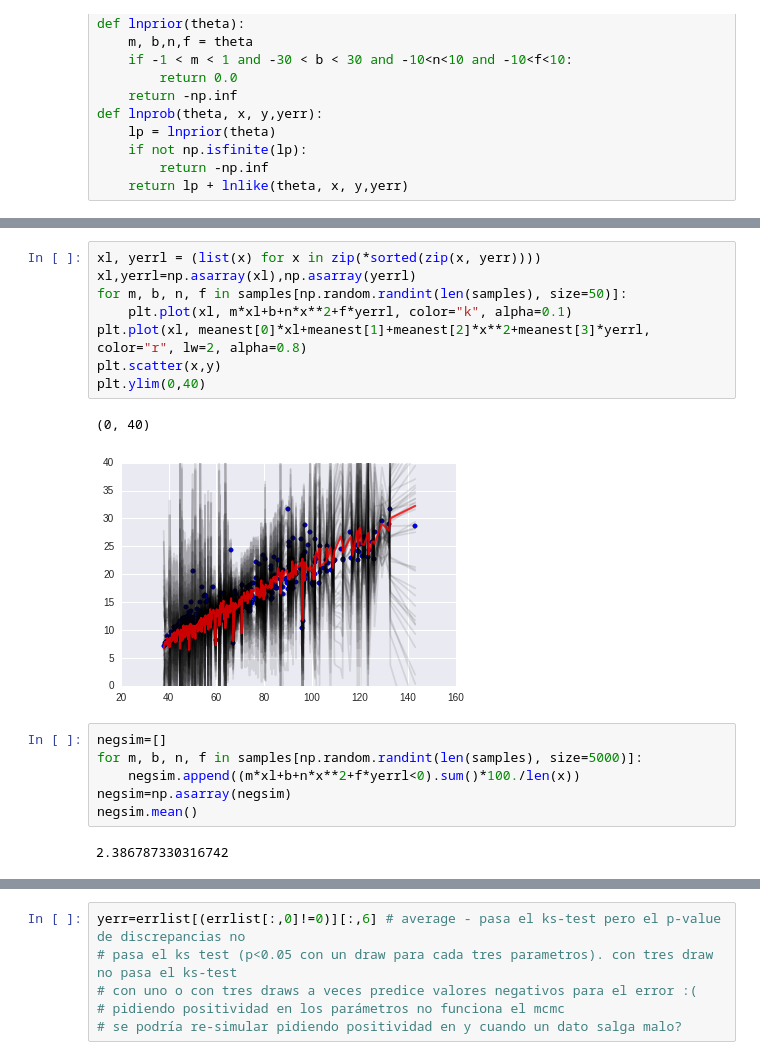
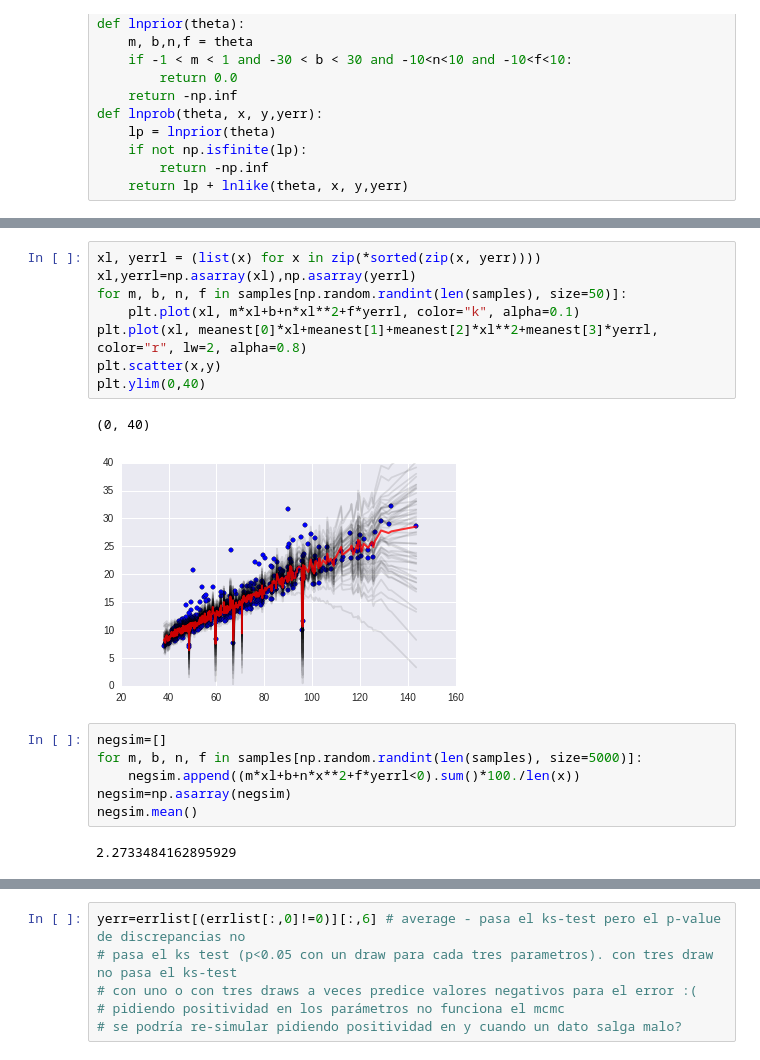
Before and after one commit to saint-germain/anisotropias, a Jupyter notebook: erroranalysis.ipynb, the cells around one changed output, grey strips where cells are left out. Cells and saved outputs as stored; diff of their text form.

```diff
--- a/erroranalysis.ipynb
+++ b/erroranalysis.ipynb
@@ -376,14 +372,14 @@ plt.scatter(observed_values,expected_values)
 # %%
 xl, yerrl = (list(x) for x in zip(*sorted(zip(x, yerr))))
 xl,yerrl=np.asarray(xl),np.asarray(yerrl)
 for m, b, n, f in samples[np.random.randint(len(samples), size=50)]:
-    plt.plot(xl, m*xl+b+n*x**2+f*yerrl, color="k", alpha=0.1)
-plt.plot(xl, meanest[0]*xl+meanest[1]+meanest[2]*x**2+meanest[3]*yerrl, color="r", lw=2, alpha=0.8)
+    plt.plot(xl, m*xl+b+n*xl**2+f*yerrl, color="k", alpha=0.1)
+plt.plot(xl, meanest[0]*xl+meanest[1]+meanest[2]*xl**2+meanest[3]*yerrl, color="r", lw=2, alpha=0.8)
 plt.scatter(x,y)
 plt.ylim(0,40)
 # %% [output]
 (0, 40)
-[figure, old version]
+[figure, new version]
 # %%
 negsim=[]
 for m, b, n, f in samples[np.random.randint(len(samples), size=5000)]:
@@ -391,7 +387,7 @@ for m, b, n, f in samples[np.random.randint(len(samples), size=5000)]:
 negsim=np.asarray(negsim)
 negsim.mean()
 # %% [output]
-2.386787330316742
+2.2733484162895929
 # %%
 # gmm-fitted sigma vs reported error
 AAA=samples[np.random.randint(len(samples), size=len(x))]
```
Also changed, not shown: parts of 80 cells of this notebook.
